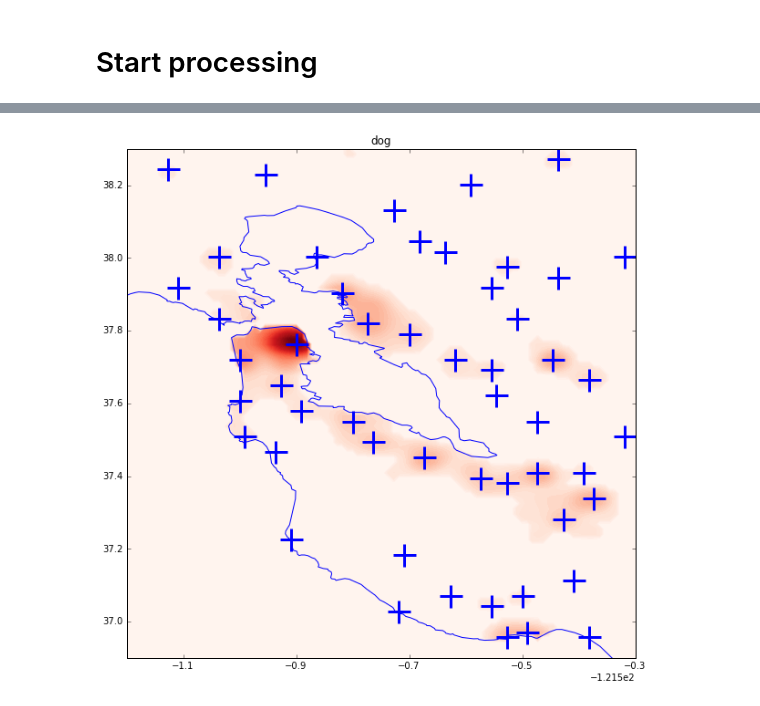
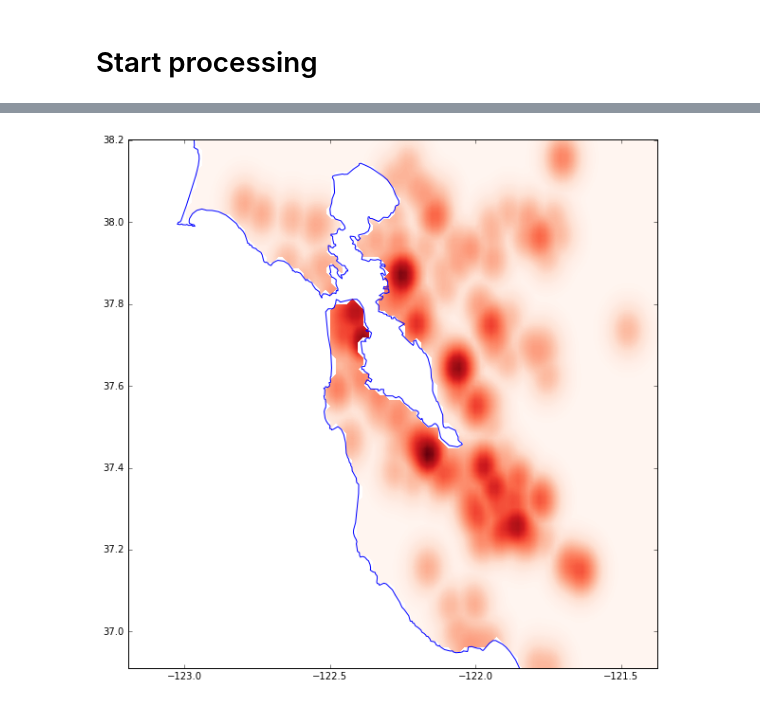
Before and after one commit to cleipski/Insight-Project, a Jupyter notebook: 08_full_workflow.ipynb, the cells around one changed output, grey strips where cells are left out. Saved outputs shown, nothing was run; the diff lists cells and outputs as text; code cells hidden in the pictures.

```diff
--- a/08_full_workflow.ipynb
+++ b/08_full_workflow.ipynb
@@ -217,4 +252,5 @@ except:
 # %%
-keyword = 'dog'
+keyword = 'football'
 df = flickr_all_clean[flickr_all_clean['title_tags']
                       .str.contains(keyword, na=False)]
+print(df.shape)
@@ -232,6 +270,9 @@ start_time = time.time()
 # Set coordinates for cutout
 limit_lng = [-122.7,-121.8]
 limit_lat = [36.9,38.3]
+#
+limit_lng = [-123.194178,-121.375941]
+limit_lat = [36.911135,38.202246]
 #
 if len(limit_lng) != 0 and len(limit_lat) != 0:
     yin = np.array((df['longitude'][(df['longitude'] > limit_lng[0]) &
@@ -263,7 +304,8 @@ xy = np.vstack([Y.ravel(), X.ravel()]).T
 Xtrain = np.vstack([xin,yin]).T
 Xtrain *= np.pi / 180.  # Convert lat/long to radians
 #
-kde = KernelDensity(bandwidth=0.0003,algorithm='ball_tree',rtol=1e-4)
+band = 0.0003
+kde = KernelDensity(bandwidth=band,algorithm='ball_tree',rtol=1e-4)
 kde.fit(Xtrain)
 # evaluate only on land
 # Create path for CA
@@ -279,12 +321,15 @@ xy = xy[land_mask]
 Z = -9999 + np.zeros(land_mask.shape[0])
 Z[land_mask] = np.exp(kde.score_samples(xy))
 Z = Z.reshape(X.shape)
+land_mask_reshape = land_mask.reshape(X.shape)
 # Find local maxima in KDE map
-level = 10
+level = 5
 method = 'median'
-local_maxima_map, cutoff = find_local_max(Z,win=5,style='median',
+local_maxima_map, cutoff = find_local_max(Z,win=5,style='mode',
                                           level=level,patch=5,method=method,
-                                          n_samples=50)
+                                          n_samples=100)
+new_cutoff = level*cutoff
+print("Cutoff used (cutoff x level): ", cutoff)
 xy_maxima = np.array((X.reshape(local_maxima_map.shape)[local_maxima_map],
                       Y.reshape(local_maxima_map.shape)[local_maxima_map])).T
 z_maxima = np.array((Z.reshape(local_maxima_map.shape)[local_maxima_map])).T
@@ -361,27 +470,29 @@ int_list = zip(idx_list,sum_list)
 # %%
 # create figure
 plt.figure(figsize=(10,10))
 # plot CA outline
 plt.plot(x_coords,y_coords)
 #  plot contours of the density
-Z_mask = Z < 29**2.*3
-Z_new = Z
-Z_new[Z_mask] = 0
-levels = np.linspace(0, np.log10(Z_new.max()), 50)
-levels = np.linspace(0, np.sqrt(Z_new.max()), 50)
-plt.contourf(X, Y, np.sqrt(Z_new), levels=levels, cmap=plt.cm.Reds)
-#
-plt.plot(xy_maxima[:, 0], xy_maxima[:, 1],'+',
-         markersize=25,markeredgewidth=3,markeredgecolor='b')
-#
+# Z_mask = Z < 29**2.*3
+# Z_new = copy.copy(Z)
+# Z_new = np.power(Z_new/np.nanmax(Z_new),1/4)
+Z_new = np.power(Z/np.nanmax(Z),1/6)
+levels = np.linspace(0,np.nanmax(Z_new), 150)
+plt.contourf(X, Y, Z_new, levels=levels, cmap=plt.cm.Reds)
+# plt.plot(xy_maxima_cut[:, 0], xy_maxima_cut[:, 1],'+',
+#          markersize=25,markeredgewidth=3,markeredgecolor='b')
 if len(limit_lng) != 0 and len(limit_lat) != 0:
     plt.xlim(limit_lng[0],limit_lng[1])
     plt.ylim(limit_lat[0],limit_lat[1])
 else:
     plt.xlim(-123,-121.5)
     plt.ylim(36.7,38.5)
-plt.title(keyword)
 #
+# plt.title(keyword)
+#
+outname = os.path.join('img/kde_only.png')
+plt.savefig(outname,bbox_inches='tight')
+
 plt.show()
 # %% [output]
-[figure, old version]
+[figure, new version]
```
Also changed, not shown: parts of 25 cells of this notebook, 37 other files.
